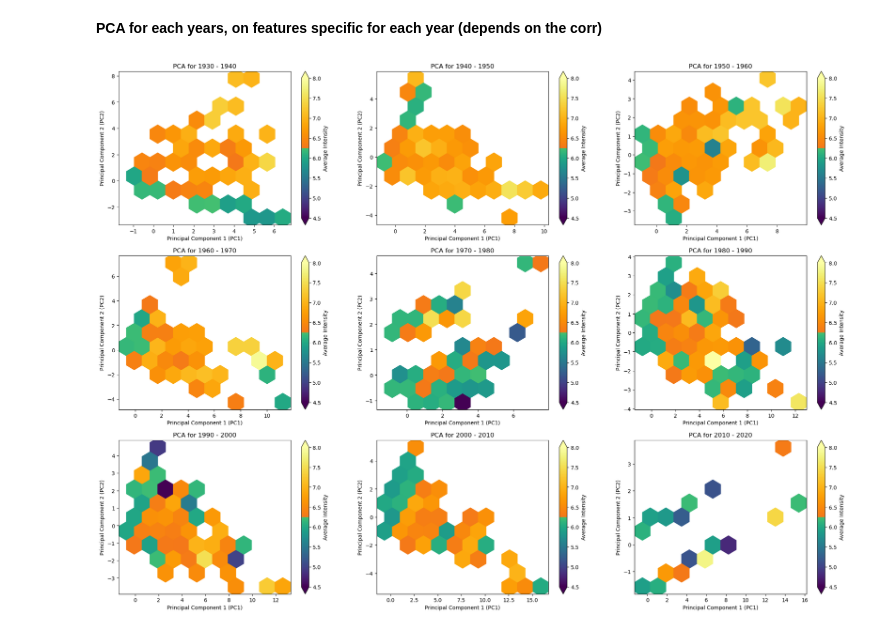
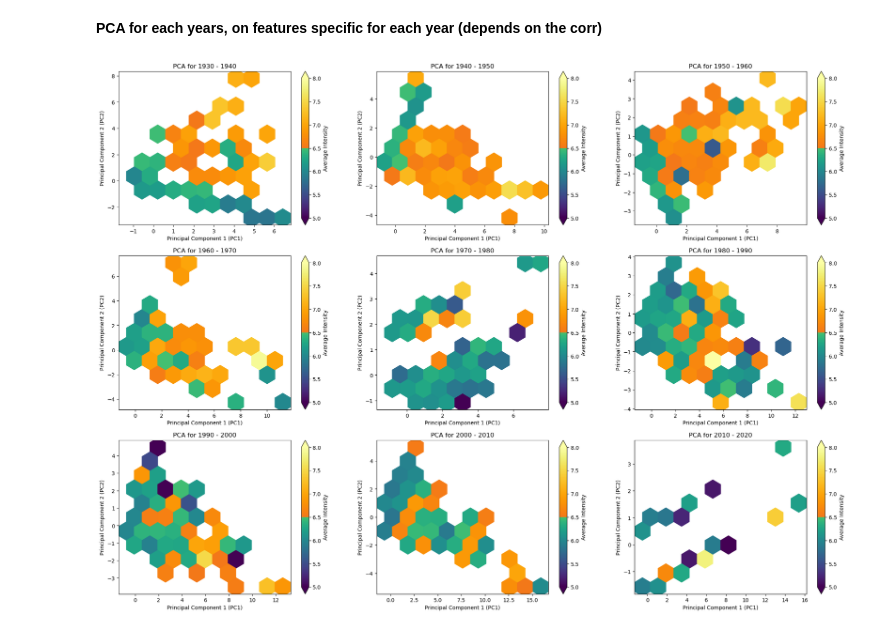
Before and after one commit to epfl-ada/ada-2023-project-dromadaire, a Jupyter notebook: ModeAnal.ipynb, the cells around one changed output. Cells and saved outputs as stored; diff of their text form; code cells hidden in the pictures.

```diff
--- a/ModeAnal.ipynb
+++ b/ModeAnal.ipynb
@@ -428,32 +418,32 @@ for i, year_range in enumerate(Years):
     #non_null_data = Year[['awards', 'nominations', 'movie_count', 'genres_b4', 'age_at_release']].dropna()
     df_standardized = scaler.fit_transform(non_null_data)
     pca = PCA(n_components=2)
     pca_result = pca.fit_transform(df_standardized)
 
     # Create a DataFrame with the PCA results
     df_pca = pd.DataFrame(data=pca_result, columns=['PC1', 'PC2'])
     # Use non_null_data.index to ensure correct alignment of ratings
     df_pca['Rating'] = Year.loc[non_null_data.index, 'averageRating']
 
     # Set custom vmin and vmax values
-    vmin = 4.5  # minimum value for the color scale
+    vmin = 5  # minimum value for the color scale
     vmax = 8    # maximum value for the color scale
 
     # Create a custom colormap
     colors_below_6_2 = plt.cm.viridis(np.linspace(0, 0.7, 256))
     colors_above_6_2 = plt.cm.inferno(np.linspace(0.7, 1, 256))
     colors_combined = np.vstack((colors_below_6_2, colors_above_6_2))
     custom_cmap = LinearSegmentedColormap.from_list('custom_colormap', colors_combined)
 
     # Create a hexbin plot with the custom colormap
     hexbin = axs[i].hexbin(df_pca['PC1'], df_pca['PC2'], C=df_pca['Rating'], gridsize=10, cmap=custom_cmap, reduce_C_function=np.mean, vmin=vmin, vmax=vmax)
 
 
     axs[i].set_xlabel('Principal Component 1 (PC1)')
     axs[i].set_ylabel('Principal Component 2 (PC2)')
     axs[i].set_title(f'PCA for {year_range}')
     plt.colorbar(hexbin, label='Average Intensity', extend='both')
 
 plt.show()
 # %% [output]
-[figure, old version]
+[figure, new version]
```
Also changed, not shown: parts of 6 cells of this notebook.
